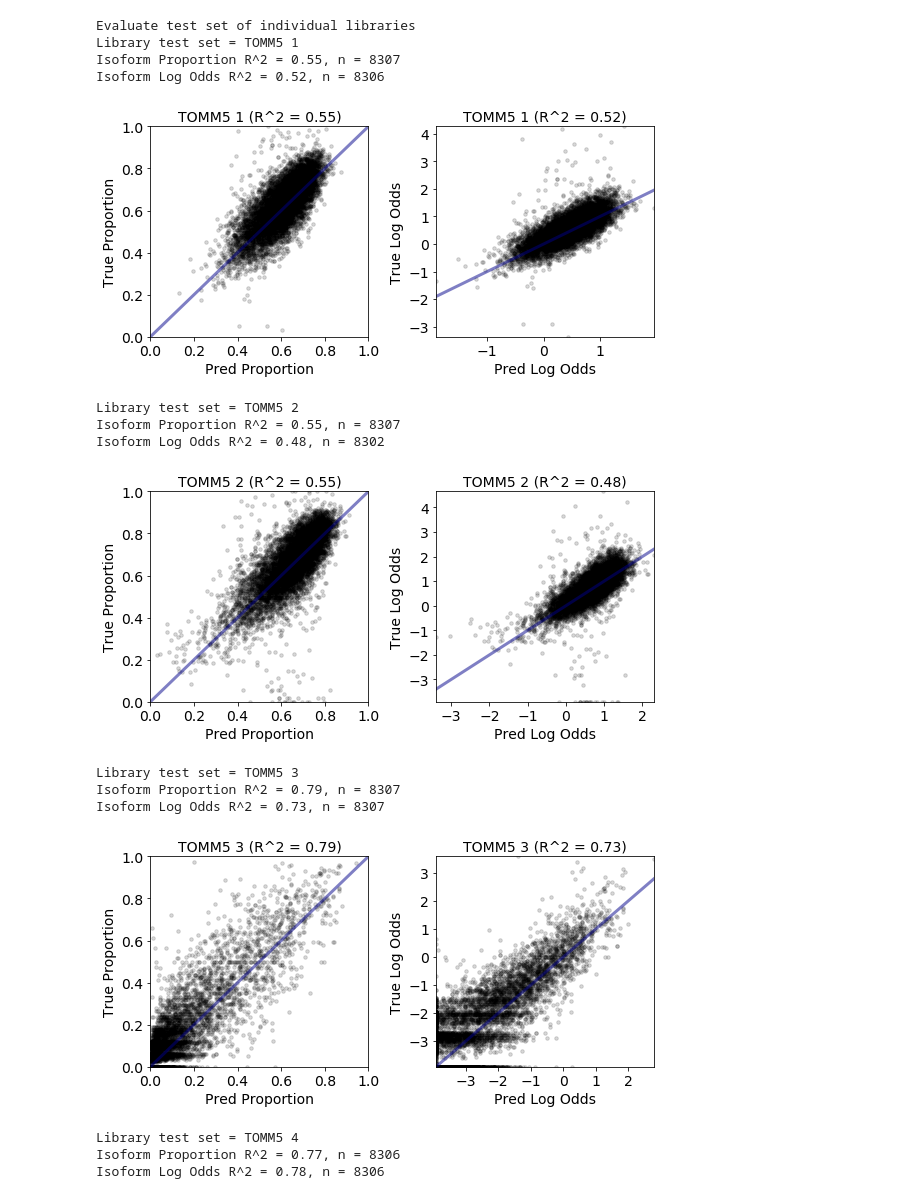
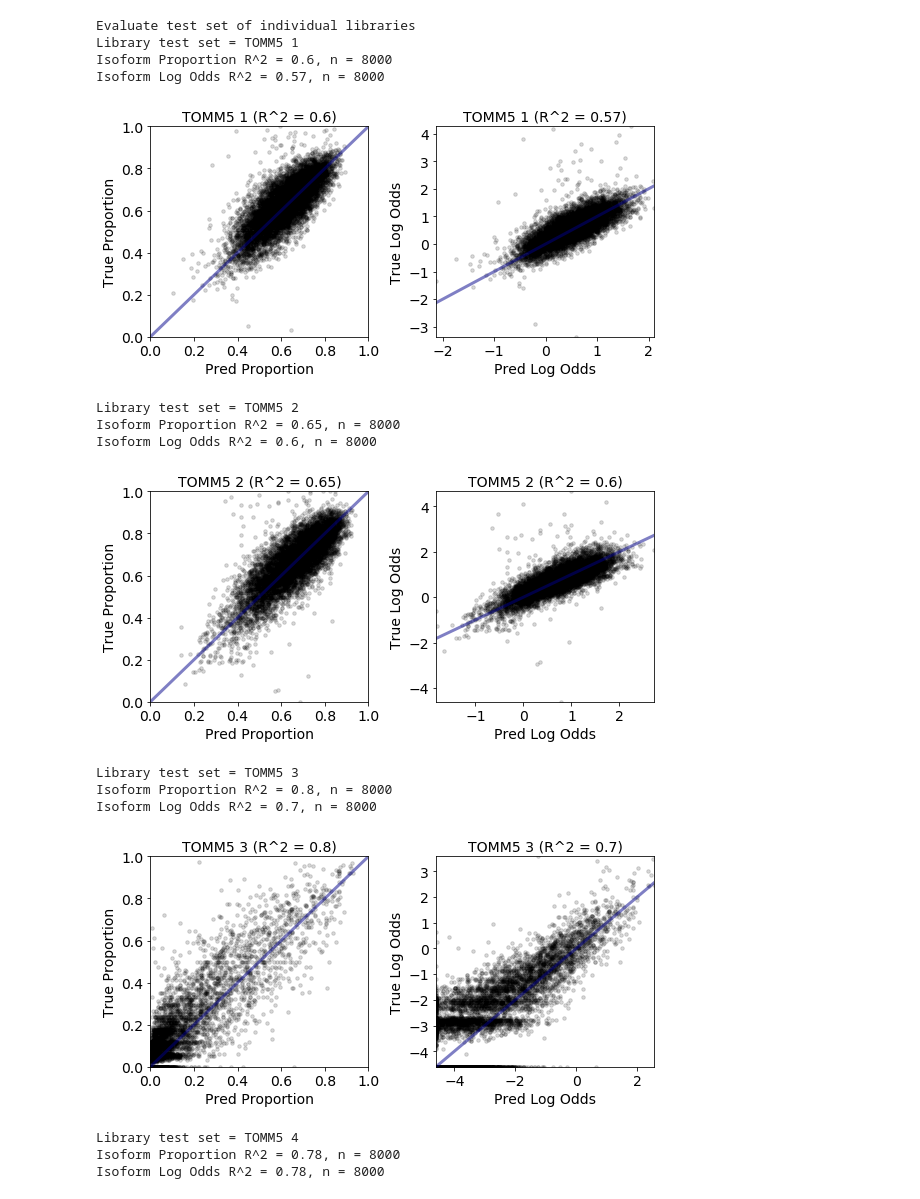
Before and after one commit to johli/aparent, a Jupyter notebook: analysis/evaluate_aparent_random_mpra_legacy.ipynb, the cells around one changed output. Drawn from its saved outputs; the diff is of its cells as text; code cells hidden in the pictures.

```diff
--- a/analysis/evaluate_aparent_random_mpra_legacy.ipynb
+++ b/analysis/evaluate_aparent_random_mpra_legacy.ipynb
@@ -53,5 +53,5 @@ Test set n = 99680
 # %%
-def safe_log(x, minval=0.02):
+def safe_log(x, minval=0.01):
     return np.log(x.clip(min=minval))
 
 def plot_isoform_logodds_scatter(iso_true, iso_pred, lib_index, included_libs, x_label='Predicted Isoform Log Odds', y_label='Observed Isoform Log Odds') :
@@ -62,9 +62,9 @@ def plot_isoform_logodds_scatter(iso_true, iso_pred, lib_index, included_libs, x
 
     #Filter nan-logits
     keep_index = keep_index & (iso_true < 0.9999)
-    iso_true = iso_true[keep_index]
-    iso_pred = iso_pred[keep_index]
-    lib_index = lib_index[keep_index]
+    iso_true = iso_true[keep_index][-len(included_libs) * 8000:]
+    iso_pred = iso_pred[keep_index][-len(included_libs) * 8000:]
+    lib_index = lib_index[keep_index][-len(included_libs) * 8000:]
 
     logodds_true = safe_log(iso_true / (1. - iso_true))
     logodds_pred = safe_log(iso_pred / (1. - iso_pred))
@@ -76,7 +76,7 @@ def plot_isoform_logodds_scatter(iso_true, iso_pred, lib_index, included_libs, x
 
     f = plt.figure(figsize=(5, 5))
 
-    plt.scatter(logodds_pred, logodds_true, s = np.pi * (2 * np.ones(1))**2, alpha=0.15, color='black')
+    plt.scatter(logodds_pred, logodds_true, s = np.pi * (2 * np.ones(1))**2, alpha=0.05, color='black')
     min_x = max(np.min(logodds_pred), np.min(logodds_true))
     max_x = min(np.max(logodds_pred), np.max(logodds_true))
     min_y = max(np.min(logodds_pred), np.min(logodds_true))
@@ -123,12 +123,12 @@ Isoform Log Odds Test Set R^2 = 0.93, n = 74759
 # %%
-def safe_log(x, minval=0.02):
+def safe_log(x, minval=0.01):
     return np.log(x.clip(min=minval))
 
-def plot_inidividual_library_scatters(iso_true, iso_pred, lib_index, included_libs) :
+def plot_inidividual_library_scatters(iso_true, iso_pred, lib_index, included_libs, n=8000) :
     for i, li in enumerate(included_libs) :
 
-        iso_true_lib = iso_true[lib_index == li]
-        iso_pred_lib = iso_pred[lib_index == li]
+        iso_true_lib = iso_true[lib_index == li][-n:]
+        iso_pred_lib = iso_pred[lib_index == li][-n:]
 
         f, ax = plt.subplots(1, 2, figsize=(8, 4))
 
@@ -150,9 +150,11 @@ def plot_inidividual_library_scatters(iso_true, iso_pred, lib_index, included_li
         plt.title(included_lib_names[i] + ' (R^2 = ' + str(round(r_val**2, 2)) + ')', fontsize=14)
 
         #Evaluate isoform log odds
-        keep_index = (iso_true_lib < 0.9999)
-        iso_true_lib = iso_true_lib[keep_index]
-        iso_pred_lib = iso_pred_lib[keep_index]
+        iso_true_lib = iso_true[lib_index == li]
+        iso_pred_lib = iso_pred[lib_index == li]
+        keep_index = (iso_true_lib < 0.99999)
+        iso_true_lib = iso_true_lib[keep_index][-n:]
+        iso_pred_lib = iso_pred_lib[keep_index][-n:]
 
         logodds_pred_lib = np.ravel(safe_log(iso_pred_lib / (1. - iso_pred_lib)))
         logodds_true_lib = np.ravel(safe_log(iso_true_lib / (1. - iso_true_lib)))
@@ -182,26 +184,26 @@ def plot_inidividual_library_scatters(iso_true, iso_pred, lib_index, included_li
 # %%
 #Evaluate test set isoform prediction performance on individual random libraries
 
-print("Evaluate test set of individual libraries")
+print("Evaluate test set of individual libraries (n = 8000 per library)")
 
 included_libs = [2, 5, 8, 11, 20, 22, 30, 31, 32, 33, 34, 35]
 included_lib_names = ['TOMM5 1', 'TOMM5 2', 'TOMM5 3', 'TOMM5 4', 'Alien2', 'Alien1', 'ATR', 'AARS', 'HSPE1', 'SNHG6', 'SOX13', 'WHAMMP2']
 
-plot_inidividual_library_scatters(iso_true, iso_pred_from_cuts, lib_index, included_libs)
+plot_inidividual_library_scatters(iso_true, iso_pred, lib_index, included_libs)
 # %% [output]
 Evaluate test set of individual libraries
 Library test set = TOMM5 1
-Isoform Proportion R^2 = 0.55, n = 8307
-Isoform Log Odds R^2 = 0.52, n = 8306
+Isoform Proportion R^2 = 0.6, n = 8000
+Isoform Log Odds R^2 = 0.57, n = 8000
-[figure, old version]
+[figure, new version]
 Library test set = TOMM5 2
-Isoform Proportion R^2 = 0.55, n = 8307
-Isoform Log Odds R^2 = 0.48, n = 8302
+Isoform Proportion R^2 = 0.65, n = 8000
+Isoform Log Odds R^2 = 0.6, n = 8000
-[figure, old version]
+[figure, new version]
 Library test set = TOMM5 3
-Isoform Proportion R^2 = 0.79, n = 8307
-Isoform Log Odds R^2 = 0.73, n = 8307
+Isoform Proportion R^2 = 0.8, n = 8000
+Isoform Log Odds R^2 = 0.7, n = 8000
-[figure, old version]
+[figure, new version]
 Library test set = TOMM5 4
-Isoform Proportion R^2 = 0.77, n = 8306
-Isoform Log Odds R^2 = 0.78, n = 8306
+Isoform Proportion R^2 = 0.78, n = 8000
+Isoform Log Odds R^2 = 0.78, n = 8000
```
Also changed, not shown: parts of 6 cells of this notebook, 4 other files.
